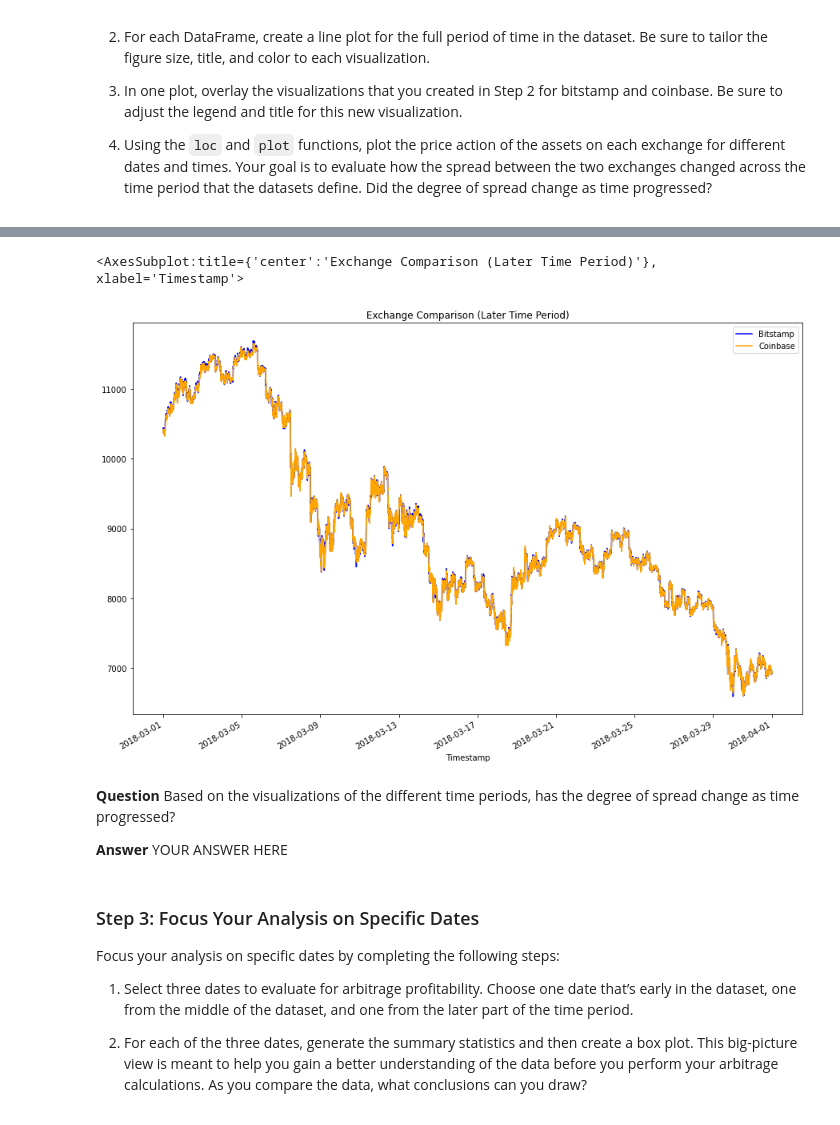
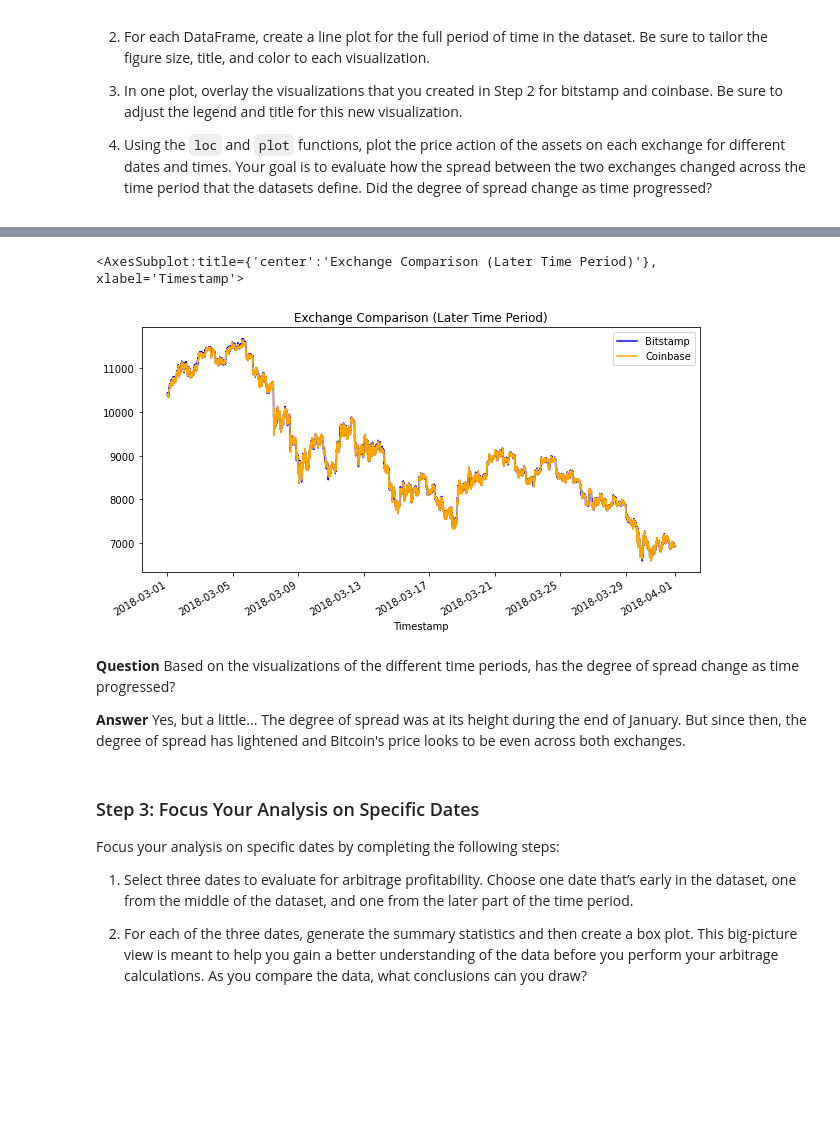
Before and after one commit to LeoHarada/Challenge_3, a Jupyter notebook: Starter_Code/crypto_arbitrage.ipynb, the cells around one changed output, grey strips where cells are left out. Saved outputs shown, nothing was run; the diff lists cells and outputs as text; code cells hidden in the pictures; blank space fills up the shorter version.

```diff
--- a/Starter_Code/crypto_arbitrage.ipynb
+++ b/Starter_Code/crypto_arbitrage.ipynb
@@ -374,15 +376,16 @@ coinbase.plot(kind='line',legend=False, figsize=(7,8), title="Coinbase Prices",
 # %%
 # Using the loc and plot functions, create an overlay plot that visualizes
 # the price action of both DataFrames for a one month period later in the dataset
 # Be sure to include the parameters: legend, figure size, title, and color and label
-# YOUR CODE HERE
+bitstamp['Close'].loc['2018-03-01' : '2018-04-1'].plot(legend=True, figsize=(10,5), title="Exchange Comparison (Later Time Period)", color='blue', label="Bitstamp")
+coinbase['Close'].loc['2018-03-01' : '2018-04-1'].plot(legend=True, figsize=(10,5), color='orange', label="Coinbase")
 # %% [output]
 <AxesSubplot:title={'center':'Exchange Comparison (Later Time Period)'}, xlabel='Timestamp'>
-[figure, old version]
+[figure, new version]
 # %% [markdown]
 **Question** Based on the visualizations of the different time periods, has the degree of spread change as time progressed?
 
-**Answer** YOUR ANSWER HERE
+**Answer** Yes, but a little... The degree of spread was at its height during the end of January. But since then, the degree of spread has lightened and Bitcoin's price looks to be even across both exchanges.
 # %% [markdown]
 ### Step 3: Focus Your Analysis on Specific Dates
 
```
Also changed, not shown: parts of 16 cells of this notebook.
